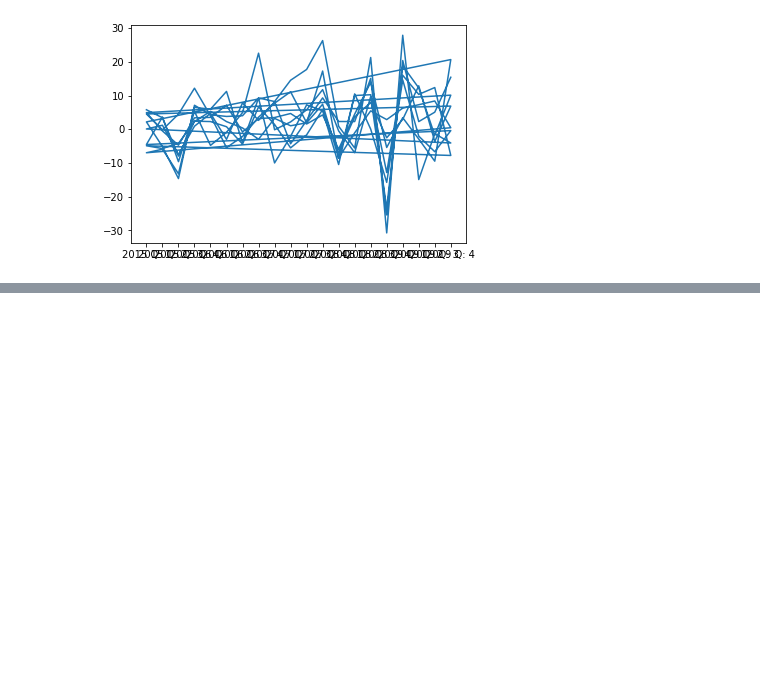
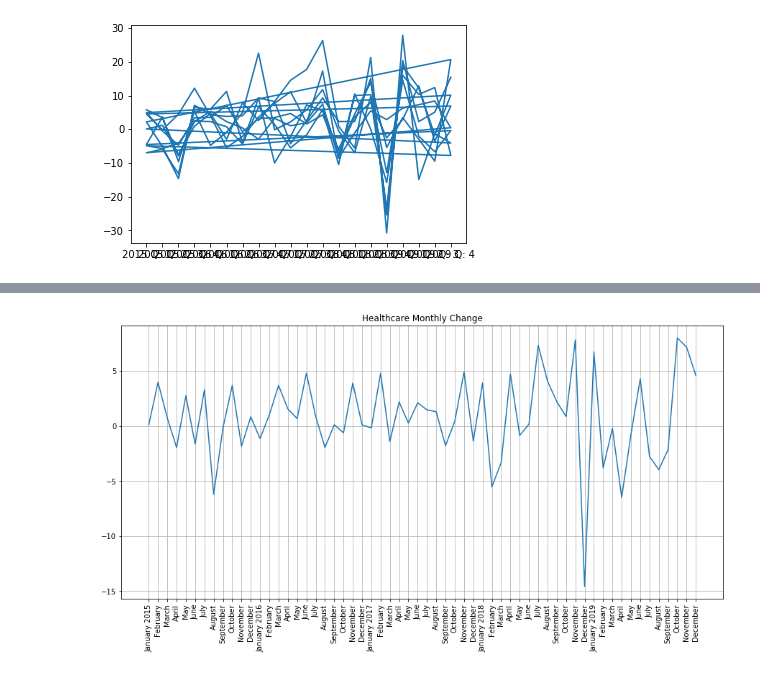
Before and after one commit to Jdshah06/S-P-500-Stock-Analysis, a Jupyter notebook: Project Dow Test.ipynb, the cells around one changed output, grey strips where cells are left out. Cells and saved outputs as stored; diff of their text form; code cells hidden in the pictures; blank space fills up the shorter version.

```diff
--- a/Project Dow Test.ipynb
+++ b/Project Dow Test.ipynb
@@ -451,0 +543,4 @@ plt.plot(stocks_quarter_graph["Quarterly Change"])
+# %%
+healthcare= stocks_b['Healthcare']
+healthcare= pd.DataFrame(healthcare)
+healthcare
@@ -451,0 +566,9 @@ plt.plot(stocks_quarter_graph["Quarterly Change"])
+# %%
+fig=plt.figure(figsize=(15,7))
+ax= np.arange(len(healthcare))
+plt.plot(ax, healthcare)
+plt.title('Healthcare Monthly Change')
+plt.xticks(ax,calender,rotation=90)
+plt.grid()
+# %% [output]
+[figure, added]
```
Also changed, not shown: parts of 31 cells of this notebook.
